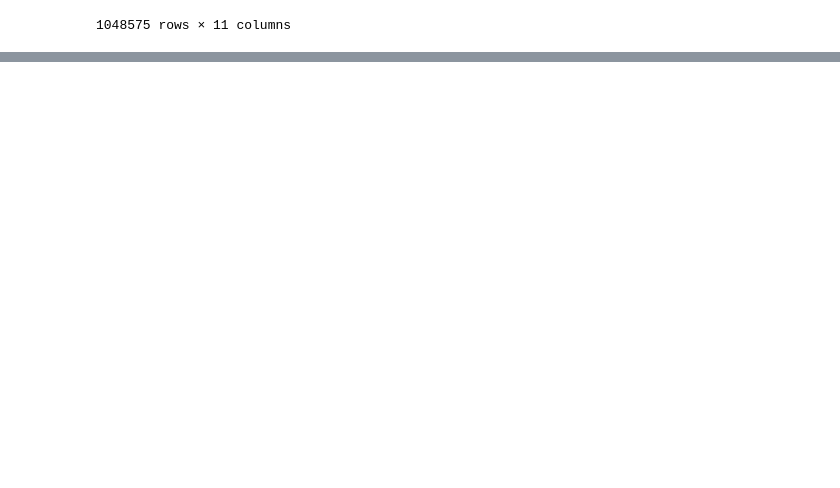
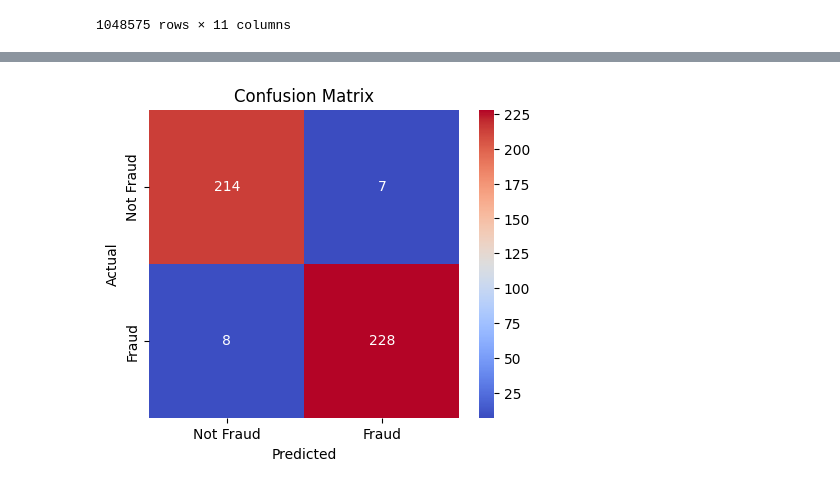
Before and after one commit to glennamaria/Projects, a Jupyter notebook: Fraud detection in e-commerce transactions problem.ipynb, the cells around one changed output, grey strips where cells are left out. Cells and saved outputs as stored; diff of their text form; code cells hidden in the pictures; blank space fills up the shorter version.

```diff
--- a/Fraud detection in e-commerce transactions problem.ipynb
+++ b/Fraud detection in e-commerce transactions problem.ipynb
@@ -51,0 +140,17 @@ warnings.filterwarnings("ignore")
+# %%
+# Downsample majority class (non-fraud transactions) to match the minority class
+fraud = df[df["isFraud"] == 1]
+non_fraud = df[df["isFraud"] == 0].sample(n=len(fraud), random_state=42)
+
+# Combine fraud and non-fraud samples
+balanced_df = pd.concat([fraud, non_fraud])
+
+# Shuffle dataset
+balanced_df = balanced_df.sample(frac=1, random_state=42).reset_index(drop=True)
+# %%
+X = balanced_df.drop("isFraud", axis=1)
+y = balanced_df["isFraud"]
+X_train, X_test, y_train, y_test = train_test_split(X, y, test_size=0.2, random_state=42)
+# %%
+model = RandomForestClassifier(n_estimators=100, random_state=42)
+model.fit(X_train, y_train)
@@ -51,0 +159,4 @@ warnings.filterwarnings("ignore")
+# %%
+y_pred = model.predict(X_test)
+print("Accuracy:", accuracy_score(y_test, y_pred))
+print("Classification Report:\n", classification_report(y_test, y_pred))
@@ -51,0 +174,11 @@ warnings.filterwarnings("ignore")
+# %%
+cm = confusion_matrix(y_test, y_pred)
+
+plt.figure(figsize=(5, 4))
+sns.heatmap(cm, annot=True, fmt="d", cmap="coolwarm", xticklabels=["Not Fraud", "Fraud"], yticklabels=["Not Fraud", "Fraud"])
+plt.xlabel("Predicted")
+plt.ylabel("Actual")
+plt.title("Confusion Matrix")
+plt.show()
+# %% [output]
+[figure, added]
```
Also changed, not shown: parts of 23 cells of this notebook.
